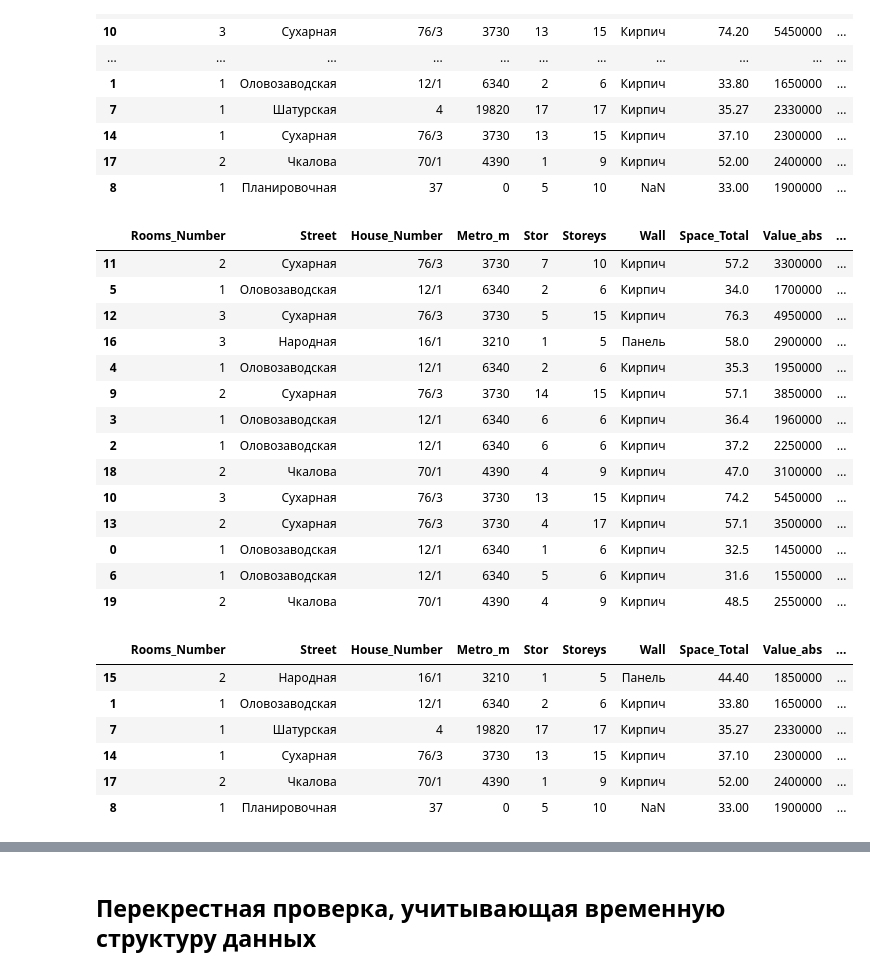
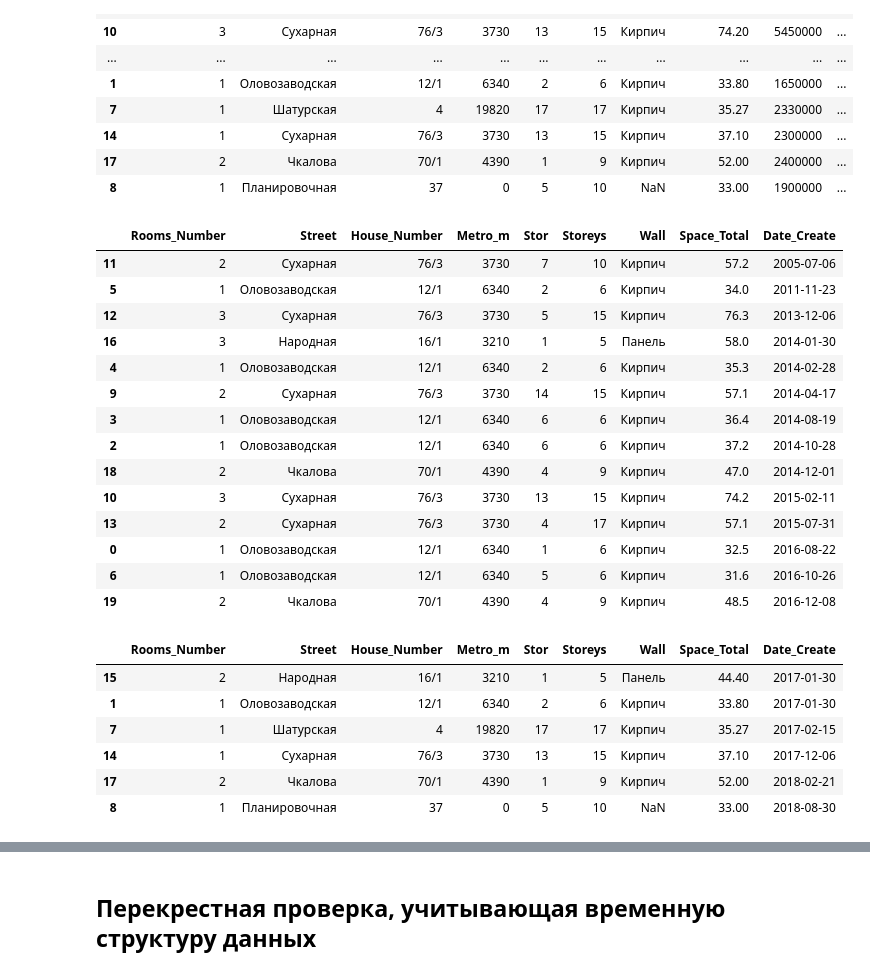
Before and after one commit to sergh1o/Course_ML, a Jupyter notebook: Модуль_2/Модуль 2_III._Стратегии валидации и доверительный интервал.ipynb, the cells around one changed output, grey strips where cells are left out. Drawn from its saved outputs; the diff is of its cells as text; code cells hidden in the pictures.

```diff
--- a/Модуль_2/Модуль 2_III._Стратегии валидации и доверительный интервал.ipynb
+++ b/Модуль_2/Модуль 2_III._Стратегии валидации и доверительный интервал.ipynb
@@ -258,30 +525,37 @@ timeseries_test = timeseries_data.iloc[14:20]
+# %%
+# выполняем разбиение на обучающую и тестовую выборки,
+# учитывающее временную структуру
+X_time_tr, X_time_tst, y_time_tr, y_time_tst = train_test_split(timeseries_data.drop('Value_abs', axis=1),
+                                                                timeseries_data['Value_abs'],
+                                                                test_size=.3,
+                                                                shuffle=False)
 # %%
 # смотрим обучающую выборку
-timeseries_train
+X_time_tr
 # %% [output]
-|  | Rooms_Number | Street | House_Number | Metro_m | Stor | Storeys | Wall | Space_Total | Value_abs | ... |
-| 11 | 2 | Сухарная | 76/3 | 3730 | 7 | 10 | Кирпич | 57.2 | 3300000 | ... |
-| 5 | 1 | Оловозаводская | 12/1 | 6340 | 2 | 6 | Кирпич | 34.0 | 1700000 | ... |
-| 12 | 3 | Сухарная | 76/3 | 3730 | 5 | 15 | Кирпич | 76.3 | 4950000 | ... |
-| 16 | 3 | Народная | 16/1 | 3210 | 1 | 5 | Панель | 58.0 | 2900000 | ... |
-| 4 | 1 | Оловозаводская | 12/1 | 6340 | 2 | 6 | Кирпич | 35.3 | 1950000 | ... |
-| 9 | 2 | Сухарная | 76/3 | 3730 | 14 | 15 | Кирпич | 57.1 | 3850000 | ... |
-| 3 | 1 | Оловозаводская | 12/1 | 6340 | 6 | 6 | Кирпич | 36.4 | 1960000 | ... |
-| 2 | 1 | Оловозаводская | 12/1 | 6340 | 6 | 6 | Кирпич | 37.2 | 2250000 | ... |
-| 18 | 2 | Чкалова | 70/1 | 4390 | 4 | 9 | Кирпич | 47.0 | 3100000 | ... |
-| 10 | 3 | Сухарная | 76/3 | 3730 | 13 | 15 | Кирпич | 74.2 | 5450000 | ... |
-| 13 | 2 | Сухарная | 76/3 | 3730 | 4 | 17 | Кирпич | 57.1 | 3500000 | ... |
-| 0 | 1 | Оловозаводская | 12/1 | 6340 | 1 | 6 | Кирпич | 32.5 | 1450000 | ... |
-| 6 | 1 | Оловозаводская | 12/1 | 6340 | 5 | 6 | Кирпич | 31.6 | 1550000 | ... |
-| 19 | 2 | Чкалова | 70/1 | 4390 | 4 | 9 | Кирпич | 48.5 | 2550000 | ... |
+|  | Rooms_Number | Street | House_Number | Metro_m | Stor | Storeys | Wall | Space_Total | Date_Create |
+| 11 | 2 | Сухарная | 76/3 | 3730 | 7 | 10 | Кирпич | 57.2 | 2005-07-06 |
+| 5 | 1 | Оловозаводская | 12/1 | 6340 | 2 | 6 | Кирпич | 34.0 | 2011-11-23 |
+| 12 | 3 | Сухарная | 76/3 | 3730 | 5 | 15 | Кирпич | 76.3 | 2013-12-06 |
+| 16 | 3 | Народная | 16/1 | 3210 | 1 | 5 | Панель | 58.0 | 2014-01-30 |
+| 4 | 1 | Оловозаводская | 12/1 | 6340 | 2 | 6 | Кирпич | 35.3 | 2014-02-28 |
+| 9 | 2 | Сухарная | 76/3 | 3730 | 14 | 15 | Кирпич | 57.1 | 2014-04-17 |
+| 3 | 1 | Оловозаводская | 12/1 | 6340 | 6 | 6 | Кирпич | 36.4 | 2014-08-19 |
+| 2 | 1 | Оловозаводская | 12/1 | 6340 | 6 | 6 | Кирпич | 37.2 | 2014-10-28 |
+| 18 | 2 | Чкалова | 70/1 | 4390 | 4 | 9 | Кирпич | 47.0 | 2014-12-01 |
+| 10 | 3 | Сухарная | 76/3 | 3730 | 13 | 15 | Кирпич | 74.2 | 2015-02-11 |
+| 13 | 2 | Сухарная | 76/3 | 3730 | 4 | 17 | Кирпич | 57.1 | 2015-07-31 |
+| 0 | 1 | Оловозаводская | 12/1 | 6340 | 1 | 6 | Кирпич | 32.5 | 2016-08-22 |
+| 6 | 1 | Оловозаводская | 12/1 | 6340 | 5 | 6 | Кирпич | 31.6 | 2016-10-26 |
+| 19 | 2 | Чкалова | 70/1 | 4390 | 4 | 9 | Кирпич | 48.5 | 2016-12-08 |
 # %%
 # смотрим тестовую выборку
-timeseries_test
+X_time_tst
 # %% [output]
-|  | Rooms_Number | Street | House_Number | Metro_m | Stor | Storeys | Wall | Space_Total | Value_abs | ... |
-| 15 | 2 | Народная | 16/1 | 3210 | 1 | 5 | Панель | 44.40 | 1850000 | ... |
-| 1 | 1 | Оловозаводская | 12/1 | 6340 | 2 | 6 | Кирпич | 33.80 | 1650000 | ... |
-| 7 | 1 | Шатурская | 4 | 19820 | 17 | 17 | Кирпич | 35.27 | 2330000 | ... |
-| 14 | 1 | Сухарная | 76/3 | 3730 | 13 | 15 | Кирпич | 37.10 | 2300000 | ... |
-| 17 | 2 | Чкалова | 70/1 | 4390 | 1 | 9 | Кирпич | 52.00 | 2400000 | ... |
-| 8 | 1 | Планировочная | 37 | 0 | 5 | 10 | NaN | 33.00 | 1900000 | ... |
+|  | Rooms_Number | Street | House_Number | Metro_m | Stor | Storeys | Wall | Space_Total | Date_Create |
+| 15 | 2 | Народная | 16/1 | 3210 | 1 | 5 | Панель | 44.40 | 2017-01-30 |
+| 1 | 1 | Оловозаводская | 12/1 | 6340 | 2 | 6 | Кирпич | 33.80 | 2017-01-30 |
+| 7 | 1 | Шатурская | 4 | 19820 | 17 | 17 | Кирпич | 35.27 | 2017-02-15 |
+| 14 | 1 | Сухарная | 76/3 | 3730 | 13 | 15 | Кирпич | 37.10 | 2017-12-06 |
+| 17 | 2 | Чкалова | 70/1 | 4390 | 1 | 9 | Кирпич | 52.00 | 2018-02-21 |
+| 8 | 1 | Планировочная | 37 | 0 | 5 | 10 | NaN | 33.00 | 2018-08-30 |
```
Also changed, not shown: parts of 47 cells of this notebook, 34 other files.
